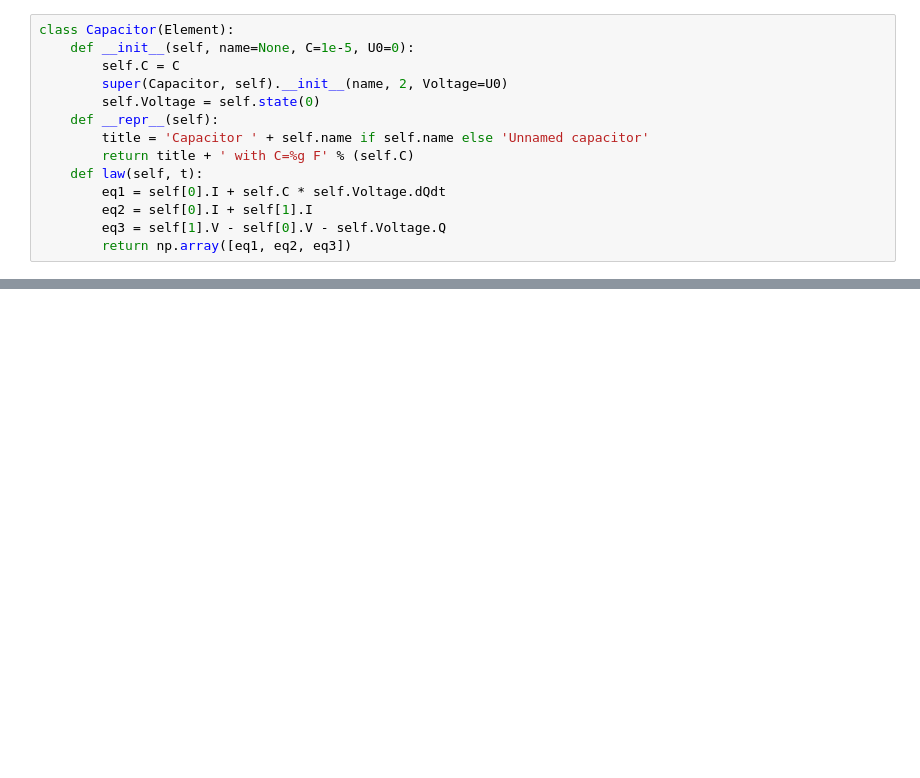
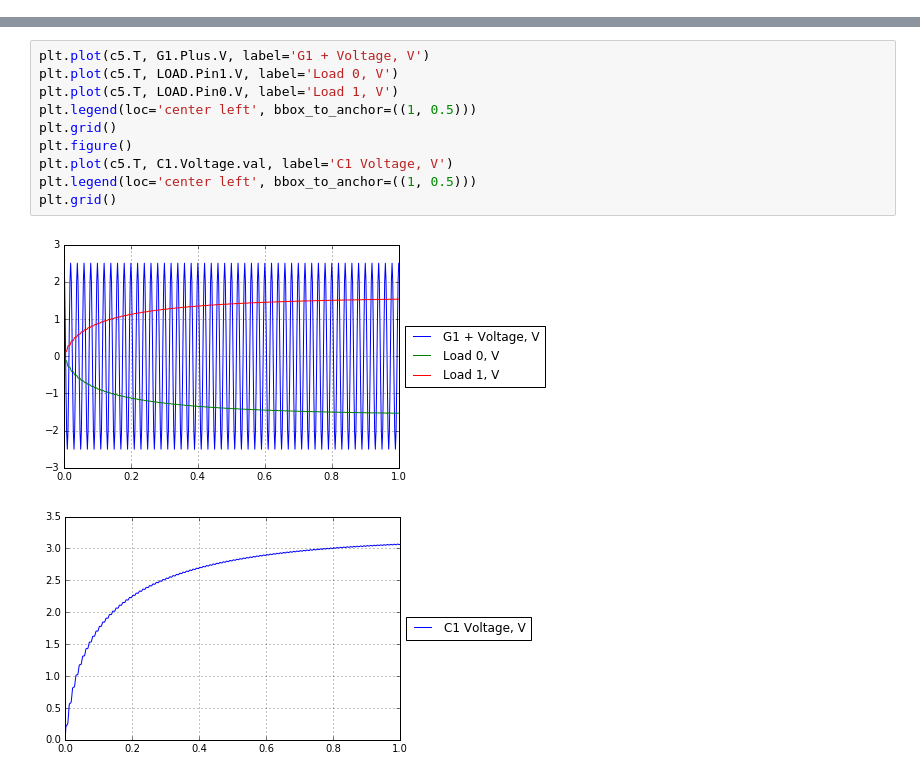
Before and after one commit to uranix/simple-circuit-sim, a Jupyter notebook: Circuit.ipynb, the cells around one changed output, grey strips where cells are left out. Saved outputs shown, nothing was run; the diff lists cells and outputs as text; blank space fills up the shorter version.

```diff
--- a/Circuit.ipynb
+++ b/Circuit.ipynb
@@ -61,14 +0,0 @@ class Resistor(Element):
-# %%
-class Capacitor(Element):
-    def __init__(self, name=None, C=1e-5, U0=0):
-        self.C = C
-        super(Capacitor, self).__init__(name, 2, Voltage=U0)
-        self.Voltage = self.state(0)
-    def __repr__(self):
-        title = 'Capacitor ' + self.name if self.name else 'Unnamed capacitor'
-        return title + ' with C=%g F' % (self.C)
-    def law(self, t):
-        eq1 = self[0].I + self.C * self.Voltage.dQdt
-        eq2 = self[0].I + self[1].I
-        eq3 = self[1].V - self[0].V - self.Voltage.Q
-        return np.array([eq1, eq2, eq3])
@@ -433,0 +288,13 @@ plt.grid()
+# %%
+plt.plot(c5.T, G1.Plus.V, label='G1 + Voltage, V')
+plt.plot(c5.T, LOAD.Pin1.V, label='Load 0, V')
+plt.plot(c5.T, LOAD.Pin0.V, label='Load 1, V')
+plt.legend(loc='center left', bbox_to_anchor=((1, 0.5)))
+plt.grid()
+plt.figure()
+plt.plot(c5.T, C1.Voltage.val, label='C1 Voltage, V')
+plt.legend(loc='center left', bbox_to_anchor=((1, 0.5)))
+plt.grid()
+# %% [output]
+[figure, added]
+[figure, added]
```
Also changed, not shown: parts of 27 cells of this notebook, 3 other files.
